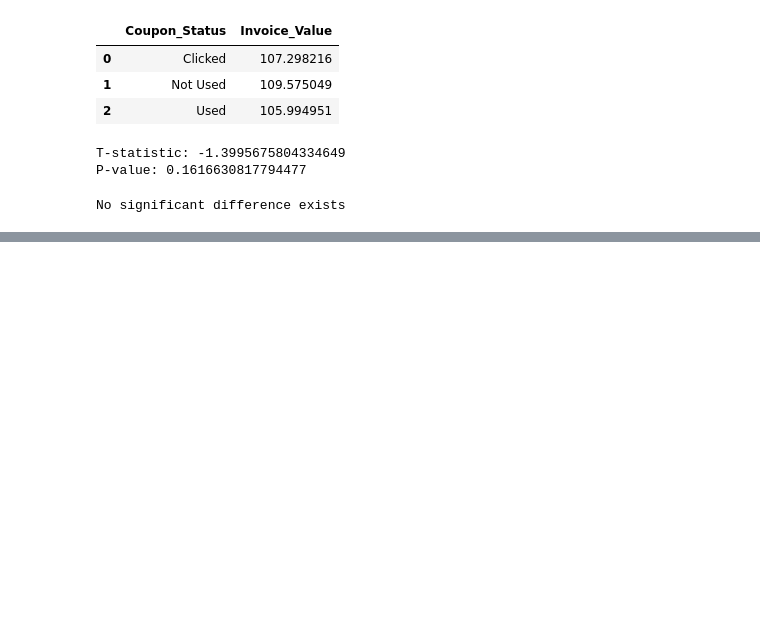
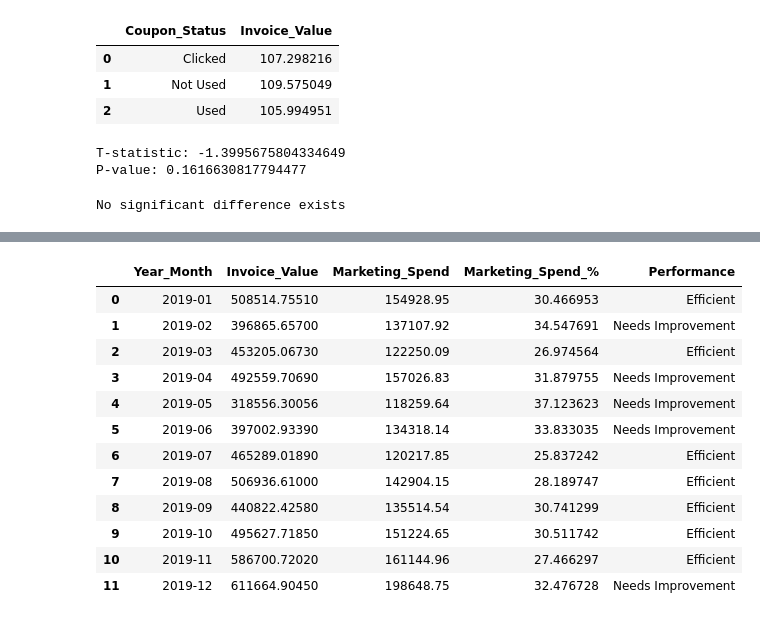
Before and after one commit to anp2/Declarative-Pipeline, a Jupyter notebook: EcommProj.ipynb, the cells around one changed output, grey strips where cells are left out. Drawn from its saved outputs; the diff is of its cells as text; code cells hidden in the pictures; blank space fills up the shorter version.

```diff
--- a/EcommProj.ipynb
+++ b/EcommProj.ipynb
@@ -1805,0 +2357,44 @@ No significant difference exists
+# %%
+# Categorize Months
+
+average_efficiency = (
+
+    marketing_analysis['Marketing_Spend_%']
+
+    .mean()
+
+)
+
+marketing_analysis['Performance'] = (
+
+    marketing_analysis['Marketing_Spend_%']
+
+    .apply(
+
+        lambda x:
+
+        'Efficient'
+
+        if x <= average_efficiency
+
+        else 'Needs Improvement'
+
+    )
+
+)
+
+marketing_analysis
+# %% [output]
+|  | Year_Month | Invoice_Value | Marketing_Spend | Marketing_Spend_% | Performance |
+| 0 | 2019-01 | 508514.75510 | 154928.95 | 30.466953 | Efficient |
+| 1 | 2019-02 | 396865.65700 | 137107.92 | 34.547691 | Needs Improvement |
+| 2 | 2019-03 | 453205.06730 | 122250.09 | 26.974564 | Efficient |
+| 3 | 2019-04 | 492559.70690 | 157026.83 | 31.879755 | Needs Improvement |
+| 4 | 2019-05 | 318556.30056 | 118259.64 | 37.123623 | Needs Improvement |
+| 5 | 2019-06 | 397002.93390 | 134318.14 | 33.833035 | Needs Improvement |
+| 6 | 2019-07 | 465289.01890 | 120217.85 | 25.837242 | Efficient |
+| 7 | 2019-08 | 506936.61000 | 142904.15 | 28.189747 | Efficient |
+| 8 | 2019-09 | 440822.42580 | 135514.54 | 30.741299 | Efficient |
+| 9 | 2019-10 | 495627.71850 | 151224.65 | 30.511742 | Efficient |
+| 10 | 2019-11 | 586700.72020 | 161144.96 | 27.466297 | Efficient |
+| 11 | 2019-12 | 611664.90450 | 198648.75 | 32.476728 | Needs Improvement |
```
Also changed, not shown: parts of 25 cells of this notebook.
